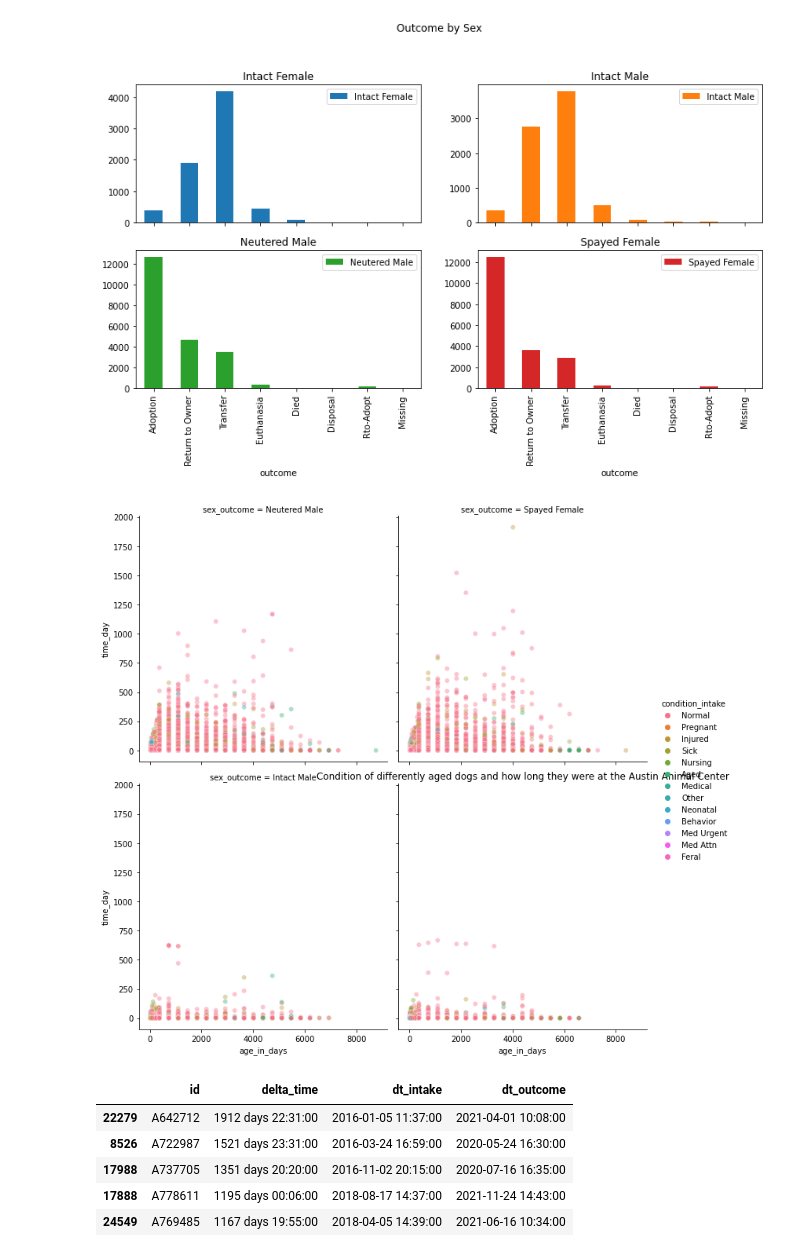
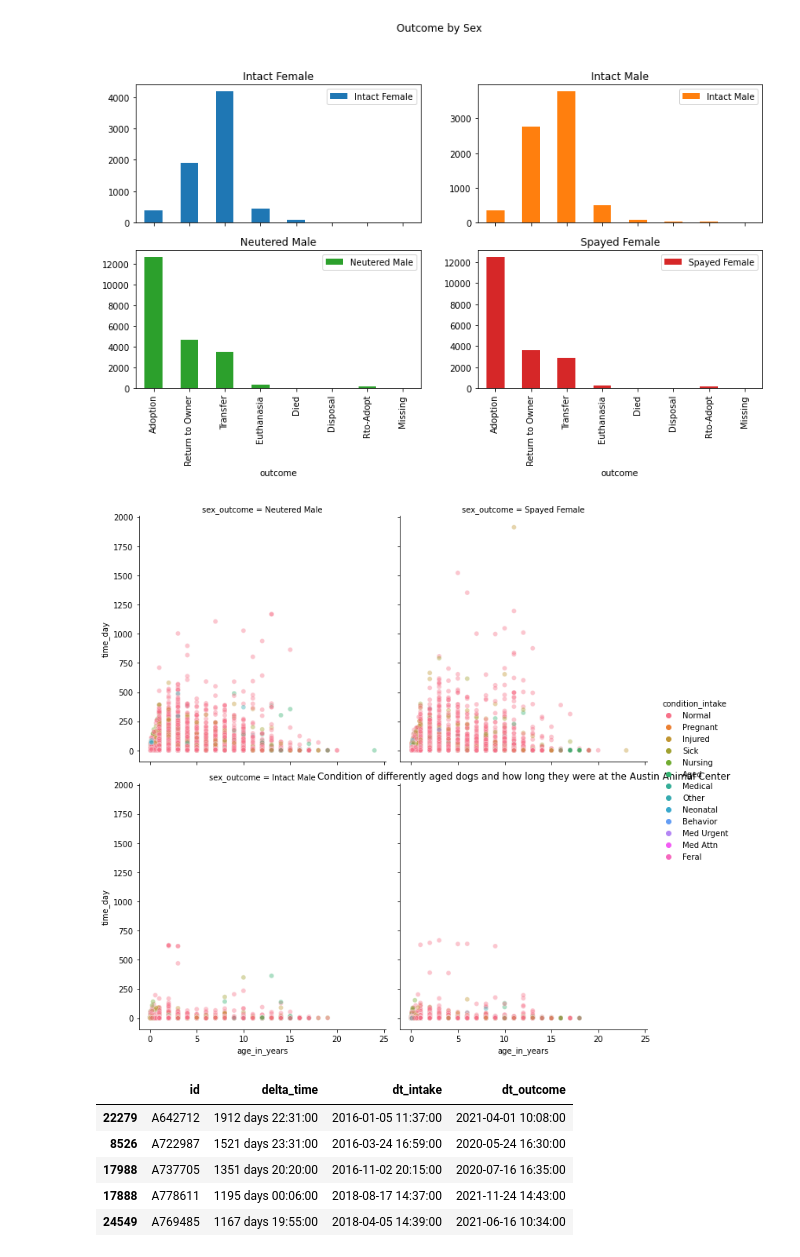
Before and after one commit to taitran2002/Springboard, a Jupyter notebook: Austin_Dog_Adoptions/Notebooks/1_Austin_Dog_Adoptions_Data_Wrangling.ipynb, the cells around one changed output. Drawn from its saved outputs; the diff is of its cells as text; code cells hidden in the pictures.

```diff
--- a/Austin_Dog_Adoptions/Notebooks/1_Austin_Dog_Adoptions_Data_Wrangling.ipynb
+++ b/Austin_Dog_Adoptions/Notebooks/1_Austin_Dog_Adoptions_Data_Wrangling.ipynb
@@ -352,6 +367,6 @@ Name: age_in_days, dtype: int64
 # %%
 # Remove dogs with negative and zero ages
-dogs_nodups = dogs_nodups[dogs_nodups['age_in_days']>0]
+dogs_nodups = dogs_nodups[dogs_nodups['age_in_years']>0]
 # %% [markdown]
 #### 3.3.4 Generalizing the breed column into more general breed categories
 
@@ -380,19 +395,20 @@ def breed_check(breed):
     uncategorized will have a value of 'Other'
     https://www.akc.org/expert-advice/dog-breeds/most-popular-dog-breeds-of-2021/
 
-    For example:
+    For example: If there was a dog that was listed as a Labrador Retriever/Golden Retriever mix,
+    it would be categorized into the first choice of Labrador Retriever.
 
     """
     breed_list = ['Labrador Retriever', 'French Bulldog', 'Golden Retriever', 'German Shepherd',
                   'Poodle', 'Bulldog', 'Pit Bull', 'Beagle', 'Rottweiler', 'Pointer', 'Dachshund',
                   'Corgi', 'Australian Shepherd', 'Terrier', 'Boxer', 'Spaniel', 'Doberman',
-                  'Great Dane', 'Schnauzer', 'Husky', 'Bernese', 'Shih Tzu', 'Pomeranian',
-                  'Havanese', 'Brittany', 'Sheepdog', 'Collie', 'Pug', 'Bassett', 'Mastiff',
+                  'Great Dane', 'Schnauzer', 'Husky', 'Shih Tzu', 'Pomeranian',
+                  'Havanese', 'Sheepdog', 'Collie', 'Pug', 'Basset', 'Mastiff',
                   'Chihuahua', 'Maltese', 'Weimaraners', 'Shiba Inu', 'Newfoundlands', 'Bichon',
-                  'Dalmatian', 'Bloodhound', 'Australian Cattle Dog', 'Akita', 'Papillon',
+                  'Dalmatian', 'Australian Cattle Dog', 'Akita', 'Papillon',
                   'Whippet', 'Pointer', 'Great Pyrenees', 'Sharpei',  'Chow Chow', 'Basenji',
                   'Pekingese', 'Staffordshire', 'Miniature Pinscher', 'Greyhound', 'Shepherd',
-                  'Heeler', 'Plott Hound']
+                  'Heeler', 'Plott Hound', 'Catahoula', 'Kelpie', 'Lhasa Apso']
     for b1 in breed_list:
         if b1 in str(breed):
             return b1
@@ -465,10 +518,10 @@ Index(['Animal ID', 'Name_intake', 'DateTime_intake', 'MonthYear_intake',
       dtype='object')
 # %%
-col_list = ['Animal ID', 'breed_category', 'Sex upon Intake', 'Sex upon Outcome', 'Intake Condition',
-            'dt_intake', 'Outcome Type', 'dt_outcome', 'delta_time', 'age_td', 'age_in_days',
-            'month_outcome', 'year_outcome']
-col_map = {'Animal ID':'id', 'Sex upon Intake':'sex_intake', 'Intake Condition':'condition_intake',
-          'Outcome Type':'outcome', 'Sex upon Outcome':'sex_outcome'}
+col_list = ['Animal ID', 'Name', 'breed_category', 'Sex upon Intake', 'Sex upon Outcome', 'Intake Type',
+            'Intake Condition', 'dt_intake', 'Outcome Type', 'dt_outcome', 'delta_time', 'delta_time_d',
+            'age_in_years', 'month_outcome', 'year_outcome']
+col_map = {'Animal ID':'id', 'Name':'name', 'Sex upon Intake':'sex_intake', 'Intake Condition':'condition_intake',
+          'Outcome Type':'outcome', 'Sex upon Outcome':'sex_outcome', 'Intake Type':'intake_type'}
 final_dogs = dogs_nodups[col_list]
 final_dogs = final_dogs.rename(columns=col_map)
 final_dogs = final_dogs[final_dogs['sex_outcome']!='Unknown']
@@ -536,22 +589,22 @@ time = final_dogs['delta_time']
 dogs_time_df = pd.DataFrame({'time_day':[x.total_seconds()/86400 for x in time]})
 dogs_time_df = dogs_time_df.reset_index(drop=True)
 final_dogs = final_dogs.reset_index(drop=True)
-dogs_time_df = pd.concat([dogs_time_df, final_dogs[['id', 'age_in_days', 'delta_time',
+dogs_time_df = pd.concat([dogs_time_df, final_dogs[['id', 'age_in_years', 'delta_time',
                                                     'sex_outcome', 'condition_intake']]], axis=1)
 # %%
-sns.relplot(x='age_in_days',
+sns.relplot(x='age_in_years',
            y='time_day',
            data=dogs_time_df,
            kind='scatter',
            col='sex_outcome',
            col_wrap=2,
            alpha=0.4,
            hue='condition_intake',
            col_order=['Neutered Male', 'Spayed Female', 'Intact Male', 'Intact Female'])
 plt.title('Condition of differently aged dogs and how long they were at the Austin Animal Center')
 plt.show()
 # %% [output]
-[figure, old version]
+[figure, new version]
 # %%
 final_dogs[dogs_time_df['time_day']>0][['id', 'delta_time', 'dt_intake', 'dt_outcome']] \
     .sort_values('delta_time', ascending=False).head()
```
Also changed, not shown: parts of 25 cells of this notebook, 4 other files.
